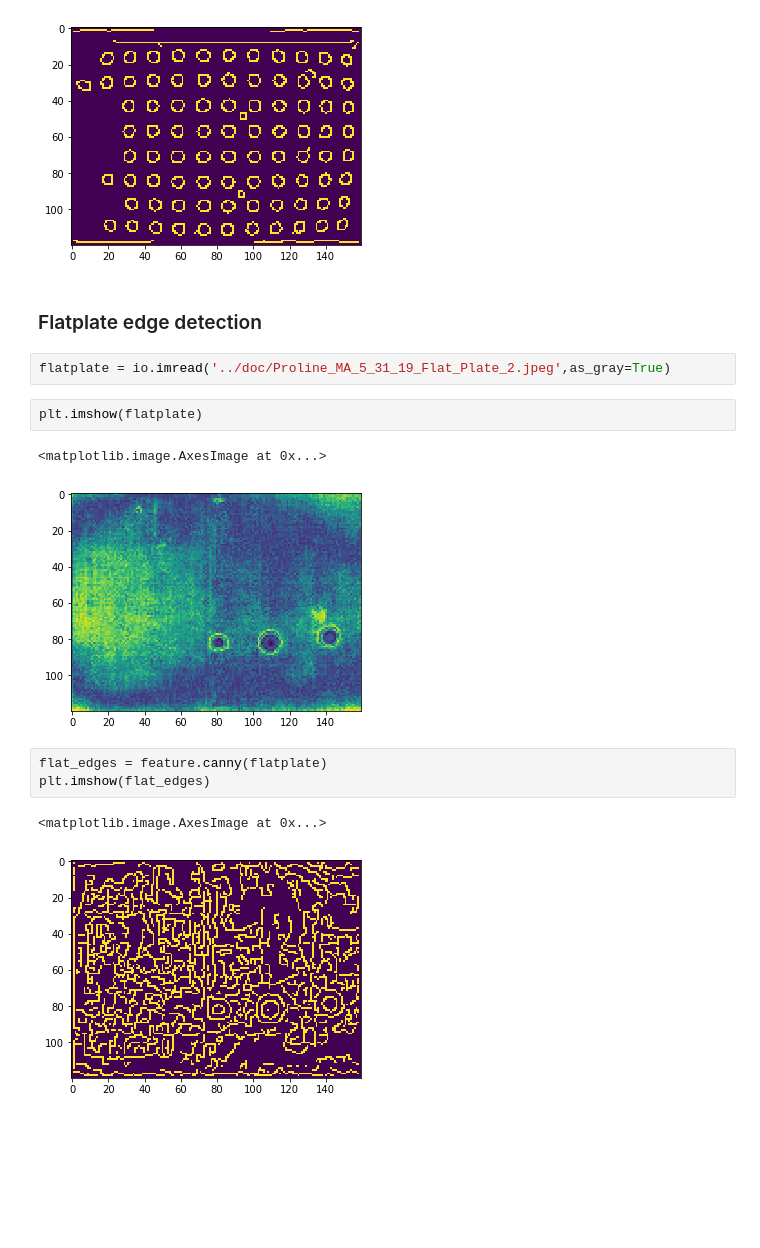
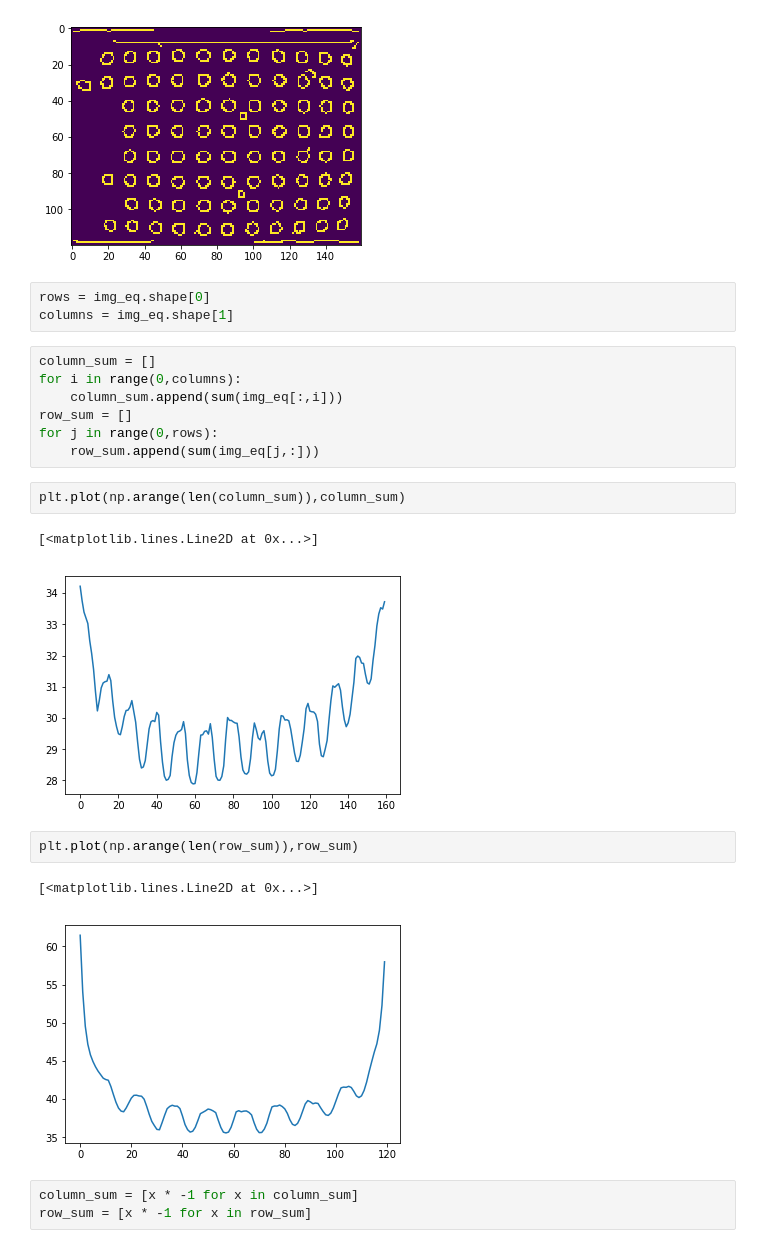
Before and after one commit to jrodguez/musical-robot, a Jupyter notebook: examples/edge_detection_31.ipynb, the cells around one changed output. Cells and saved outputs as stored; diff of their text form; blank space fills up the shorter version.

```diff
--- a/examples/edge_detection_31.ipynb
+++ b/examples/edge_detection_31.ipynb
@@ -66,18 +73,26 @@ plt.imshow(edges1)
 # %% [output]
 <matplotlib.image.AxesImage at 0x...>
 [figure]
-# %% [markdown]
-### Flatplate edge detection
-# %%
-flatplate = io.imread('../doc/Proline_MA_5_31_19_Flat_Plate_2.jpeg',as_gray=True)
-# %%
-plt.imshow(flatplate)
-# %% [output]
-<matplotlib.image.AxesImage at 0x...>
-[figure, removed]
-# %%
-flat_edges = feature.canny(flatplate)
-plt.imshow(flat_edges)
-# %% [output]
-<matplotlib.image.AxesImage at 0x...>
-[figure, removed]
+# %%
+rows = img_eq.shape[0]
+columns = img_eq.shape[1]
+# %%
+column_sum = []
+for i in range(0,columns):
+    column_sum.append(sum(img_eq[:,i]))
+row_sum = []
+for j in range(0,rows):
+    row_sum.append(sum(img_eq[j,:]))
+# %%
+plt.plot(np.arange(len(column_sum)),column_sum)
+# %% [output]
+[<matplotlib.lines.Line2D at 0x...>]
+[figure, added]
+# %%
+plt.plot(np.arange(len(row_sum)),row_sum)
+# %% [output]
+[<matplotlib.lines.Line2D at 0x...>]
+[figure, added]
+# %%
+column_sum = [x * -1 for x in column_sum]
+row_sum = [x * -1 for x in row_sum]
```
Also changed, not shown: parts of 13 cells of this notebook, 2 other files.
